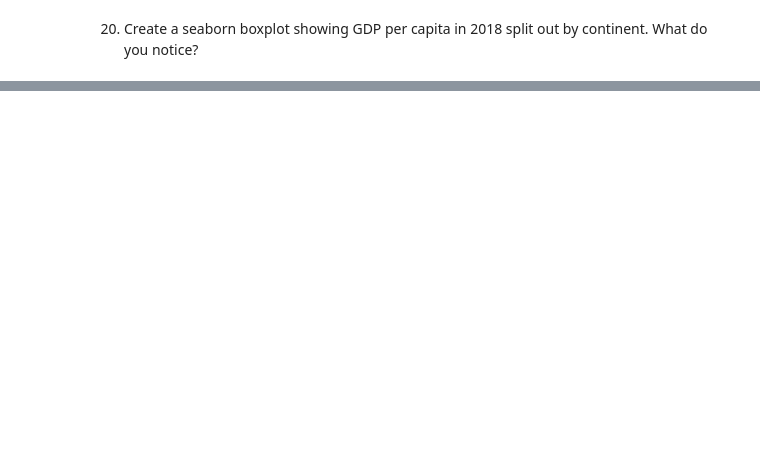
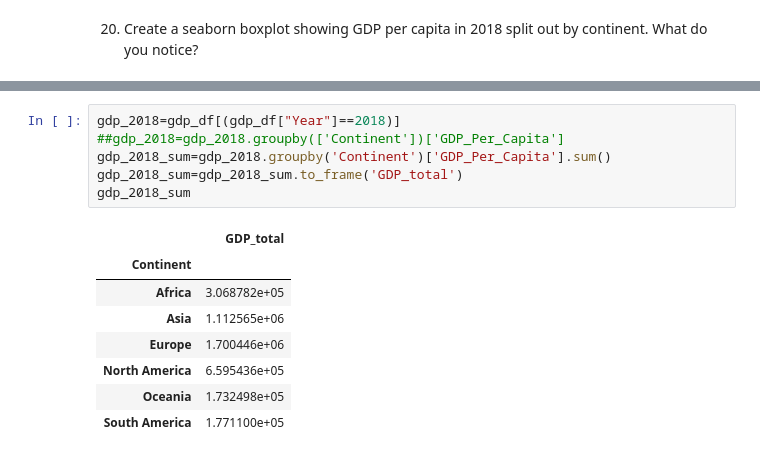
Before and after one commit to nss-data-science-cohort-7/un-exploration-toni-nss, a Jupyter notebook: notebooks/UN_Data_Exploration.ipynb, the cells around one changed output, grey strips where cells are left out. Drawn from its saved outputs; the diff is of its cells as text; blank space fills up the shorter version.

```diff
--- a/notebooks/UN_Data_Exploration.ipynb
+++ b/notebooks/UN_Data_Exploration.ipynb
@@ -266,0 +247,15 @@ gdp.to_frame(name="count of countries")
+# %%
+gdp_2018=gdp_df[(gdp_df["Year"]==2018)]
+##gdp_2018=gdp_2018.groupby(['Continent'])['GDP_Per_Capita']
+gdp_2018_sum=gdp_2018.groupby('Continent')['GDP_Per_Capita'].sum()
+gdp_2018_sum=gdp_2018_sum.to_frame('GDP_total')
+gdp_2018_sum
+# %% [output]
+|  | GDP_total |
+| Continent |  |
+| Africa | 3.068782e+05 |
+| Asia | 1.112565e+06 |
+| Europe | 1.700446e+06 |
+| North America | 6.595436e+05 |
+| Oceania | 1.732498e+05 |
+| South America | 1.771100e+05 |
```
Also changed, not shown: parts of 10 cells of this notebook, 1 other file.
